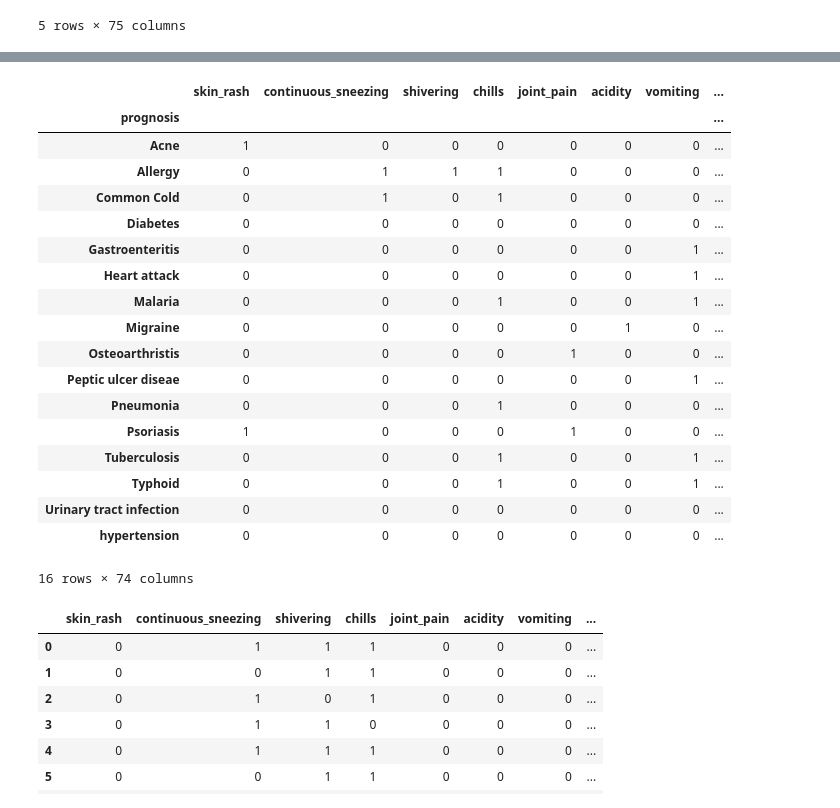
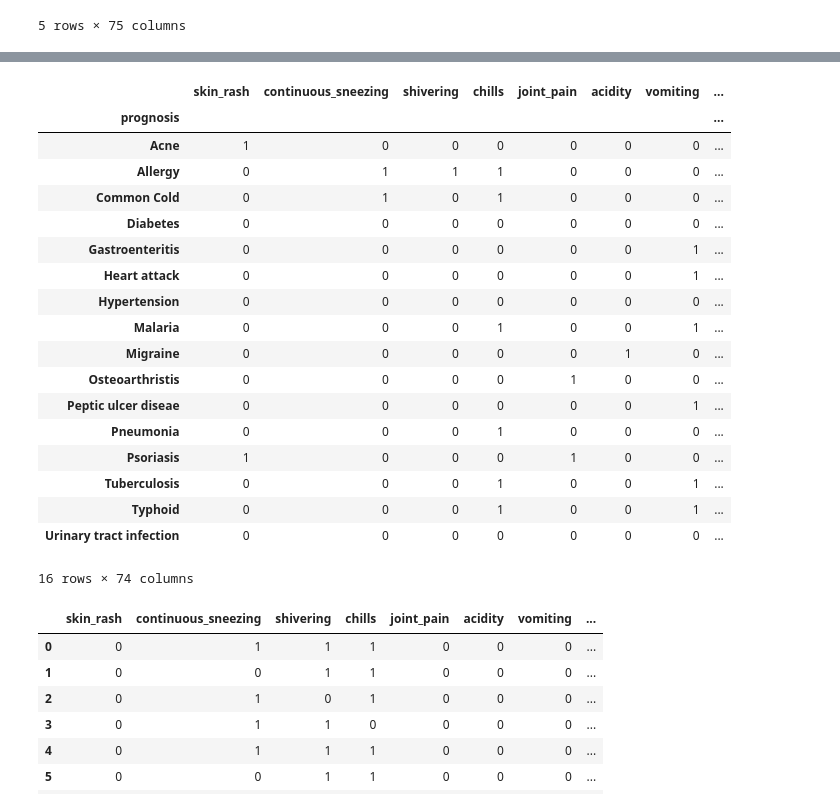
Before and after one commit to Aremarrahhh35/Artificial-Intelligence-Chatbot-For-Medical-Diagnosis, a Jupyter notebook: chat_bot.ipynb, the cells around one changed output, grey strips where cells are left out. Saved outputs shown, nothing was run; the diff lists cells and outputs as text; code cells hidden in the pictures.

```diff
--- a/chat_bot.ipynb
+++ b/chat_bot.ipynb
@@ -56,16 +56,17 @@ y1= y
 # %%
 reduced_data = training.groupby(training['prognosis']).max()
 # %%
-reduced_data.head(24)
+reduced_data.head(16)
 # %% [output]
 |  | skin_rash | continuous_sneezing | shivering | chills | joint_pain | acidity | vomiting | ... |
 | prognosis |  |  |  |  |  |  |  | ... |
 | Acne | 1 | 0 | 0 | 0 | 0 | 0 | 0 | ... |
 | Allergy | 0 | 1 | 1 | 1 | 0 | 0 | 0 | ... |
 | Common Cold | 0 | 1 | 0 | 1 | 0 | 0 | 0 | ... |
 | Diabetes | 0 | 0 | 0 | 0 | 0 | 0 | 0 | ... |
 | Gastroenteritis | 0 | 0 | 0 | 0 | 0 | 0 | 1 | ... |
 | Heart attack | 0 | 0 | 0 | 0 | 0 | 0 | 1 | ... |
+| Hypertension | 0 | 0 | 0 | 0 | 0 | 0 | 0 | ... |
 | Malaria | 0 | 0 | 0 | 1 | 0 | 0 | 1 | ... |
 | Migraine | 0 | 0 | 0 | 0 | 0 | 1 | 0 | ... |
 | Osteoarthristis | 0 | 0 | 0 | 0 | 1 | 0 | 0 | ... |
@@ -75,7 +76,6 @@ reduced_data.head(24)
 | Tuberculosis | 0 | 0 | 0 | 1 | 0 | 0 | 1 | ... |
 | Typhoid | 0 | 0 | 0 | 1 | 0 | 0 | 1 | ... |
 | Urinary tract infection | 0 | 0 | 0 | 0 | 0 | 0 | 0 | ... |
-| hypertension | 0 | 0 | 0 | 0 | 0 | 0 | 0 | ... |
 16 rows × 74 columns
 # %%
 le = preprocessing.LabelEncoder()
```
Also changed, not shown: parts of 27 cells of this notebook, 8 other files.
